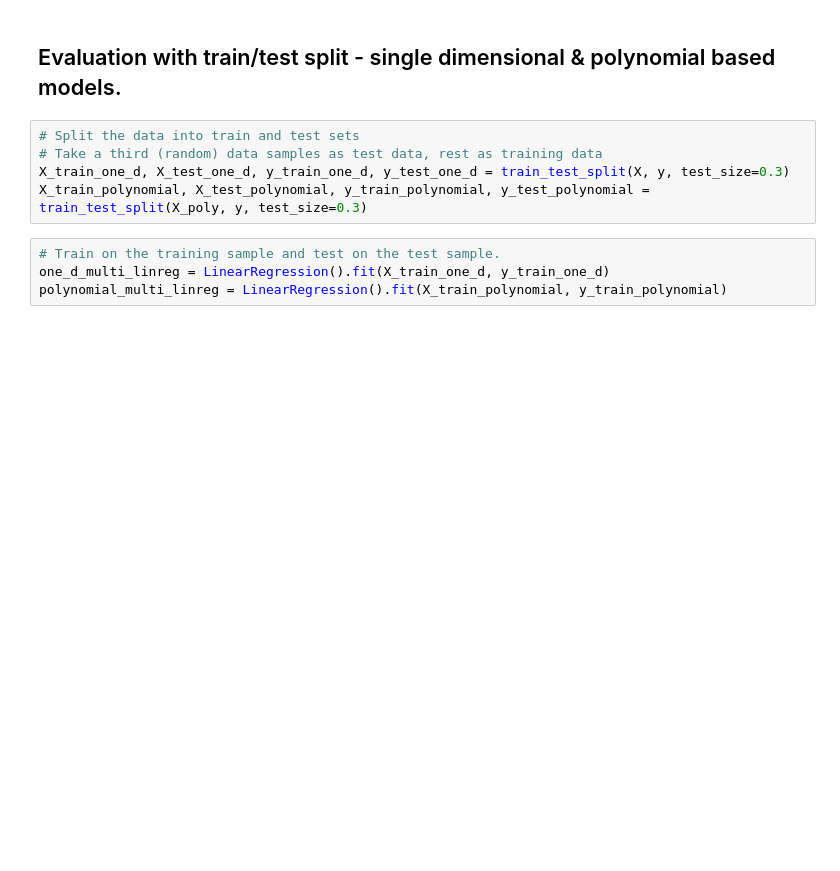
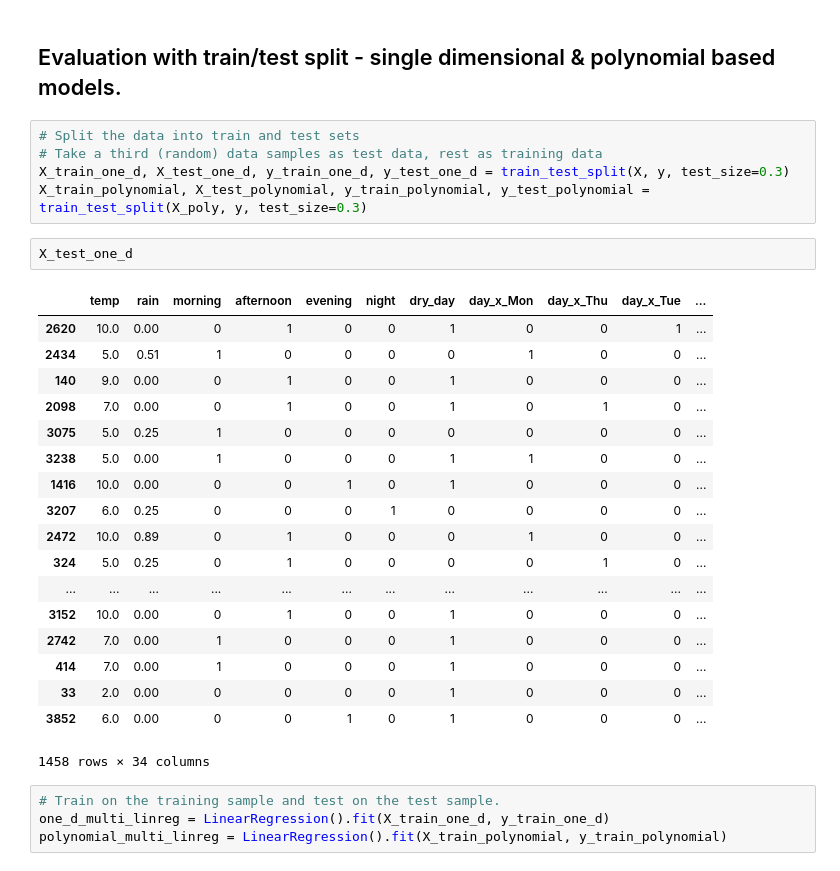
Before and after one commit to evan0590/COMP30830_project, a Jupyter notebook: comp30830_model.ipynb, the cells around one changed output. Cells and saved outputs as stored; diff of their text form; blank space fills up the shorter version.

```diff
--- a/comp30830_model.ipynb
+++ b/comp30830_model.ipynb
@@ -297,6 +383,27 @@ df[['target', 'deg_2_pred']].plot(alpha=0.5, figsize=(20, 5))
 # Take a third (random) data samples as test data, rest as training data
 X_train_one_d, X_test_one_d, y_train_one_d, y_test_one_d = train_test_split(X, y, test_size=0.3)
 X_train_polynomial, X_test_polynomial, y_train_polynomial, y_test_polynomial = train_test_split(X_poly, y, test_size=0.3)
+# %%
+X_test_one_d
+# %% [output]
+|  | temp | rain | morning | afternoon | evening | night | dry_day | day_x_Mon | day_x_Thu | day_x_Tue | ... |
+| 2620 | 10.0 | 0.00 | 0 | 1 | 0 | 0 | 1 | 0 | 0 | 1 | ... |
+| 2434 | 5.0 | 0.51 | 1 | 0 | 0 | 0 | 0 | 1 | 0 | 0 | ... |
+| 140 | 9.0 | 0.00 | 0 | 1 | 0 | 0 | 1 | 0 | 0 | 0 | ... |
+| 2098 | 7.0 | 0.00 | 0 | 1 | 0 | 0 | 1 | 0 | 1 | 0 | ... |
+| 3075 | 5.0 | 0.25 | 1 | 0 | 0 | 0 | 0 | 0 | 0 | 0 | ... |
+| 3238 | 5.0 | 0.00 | 1 | 0 | 0 | 0 | 1 | 1 | 0 | 0 | ... |
+| 1416 | 10.0 | 0.00 | 0 | 0 | 1 | 0 | 1 | 0 | 0 | 0 | ... |
+| 3207 | 6.0 | 0.25 | 0 | 0 | 0 | 1 | 0 | 0 | 0 | 0 | ... |
+| 2472 | 10.0 | 0.89 | 0 | 1 | 0 | 0 | 0 | 1 | 0 | 0 | ... |
+| 324 | 5.0 | 0.25 | 0 | 1 | 0 | 0 | 0 | 0 | 1 | 0 | ... |
+| ... | ... | ... | ... | ... | ... | ... | ... | ... | ... | ... | ... |
+| 3152 | 10.0 | 0.00 | 0 | 1 | 0 | 0 | 1 | 0 | 0 | 0 | ... |
+| 2742 | 7.0 | 0.00 | 1 | 0 | 0 | 0 | 1 | 0 | 0 | 0 | ... |
+| 414 | 7.0 | 0.00 | 1 | 0 | 0 | 0 | 1 | 0 | 0 | 0 | ... |
+| 33 | 2.0 | 0.00 | 0 | 0 | 0 | 0 | 1 | 0 | 0 | 0 | ... |
+| 3852 | 6.0 | 0.00 | 0 | 0 | 1 | 0 | 1 | 0 | 0 | 0 | ... |
+1458 rows × 34 columns
 # %%
 # Train on the training sample and test on the test sample.
 one_d_multi_linreg = LinearRegression().fit(X_train_one_d, y_train_one_d)
```
Also changed, not shown: parts of 29 cells of this notebook, 3 other files.
